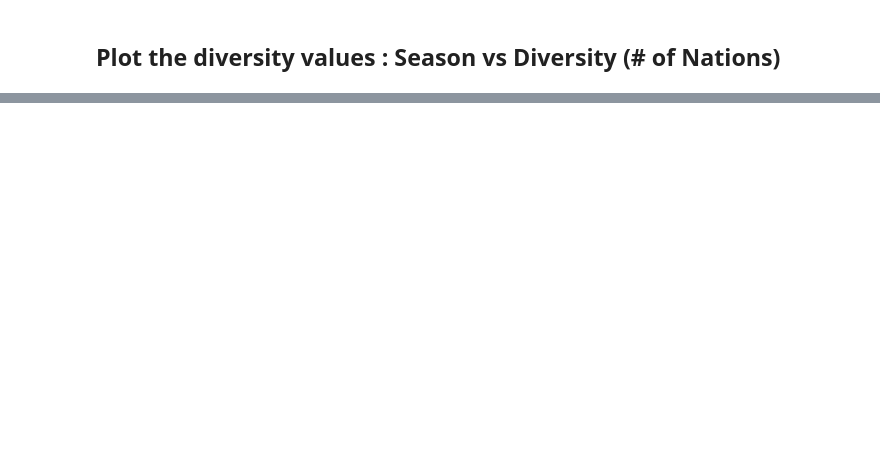
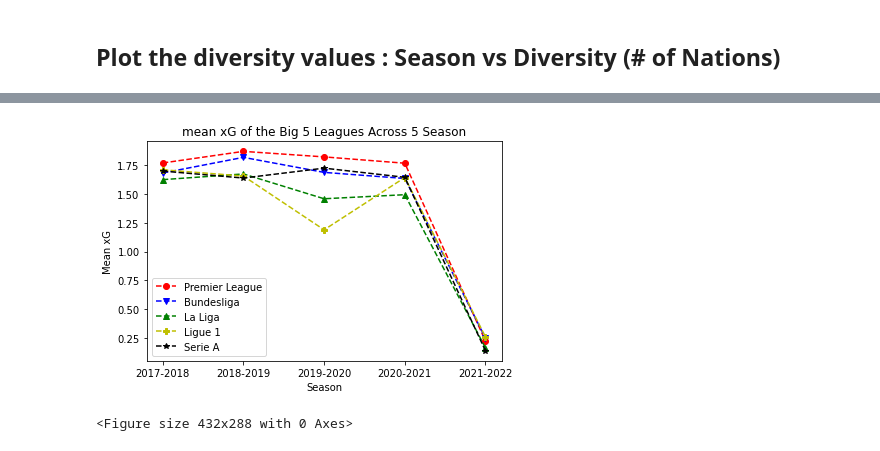
Before and after one commit to mundrapranay/csc440-final-project, a Jupyter notebook: big5_seasons_analysis.ipynb, the cells around one changed output, grey strips where cells are left out. Cells and saved outputs as stored; diff of their text form; code cells hidden in the pictures; blank space fills up the shorter version.

```diff
--- a/big5_seasons_analysis.ipynb
+++ b/big5_seasons_analysis.ipynb
@@ -55,0 +65,27 @@ plt.savefig('./figures/big5_season_diversity.png')
+# %%
+pl_season_mean_xg = pl_season_data['xG'].mean().to_dict()
+
+bundesliga_season_mean_xg = bundesliga_season_data['xG'].mean().to_dict()
+
+la_liga_season_mean_xg = la_liga_season_data['xG'].mean().to_dict()
+
+ligue_1_season_mean_xg = ligue_1_season_data['xG'].mean().to_dict()
+
+serie_a_season_mean_xg = serie_a_season_data['xG'].mean().to_dict()
+# %%
+seasons = ['2017-2018', '2018-2019', '2019-2020', '2020-2021', '2021-2022']
+plt.plot(seasons, pl_season_mean_xg.values(), 'ro', linestyle='dashed', label='Premier League')
+plt.plot(seasons, bundesliga_season_mean_xg.values(), 'bv', linestyle='dashed', label='Bundesliga')
+plt.plot(seasons, la_liga_season_mean_xg.values(), 'g^', linestyle='dashed', label='La Liga')
+plt.plot(seasons, ligue_1_season_mean_xg.values(), 'yP', linestyle='dashed', label='Ligue 1')
+plt.plot(seasons, serie_a_season_mean_xg.values(), 'k*', linestyle='dashed', label='Serie A')
+plt.legend()
+plt.xlabel('Season')
+plt.ylabel('Mean xG')
+plt.title('mean xG of the Big 5 Leagues Across {0} Season'.format(len(seasons)))
+plt.tight_layout()
+plt.show()
+plt.savefig('./figures/big5_season_diversity.png')
+# %% [output]
+[figure, added]
+<Figure size 432x288 with 0 Axes>
```
Also changed, not shown: parts of 20 cells of this notebook.
